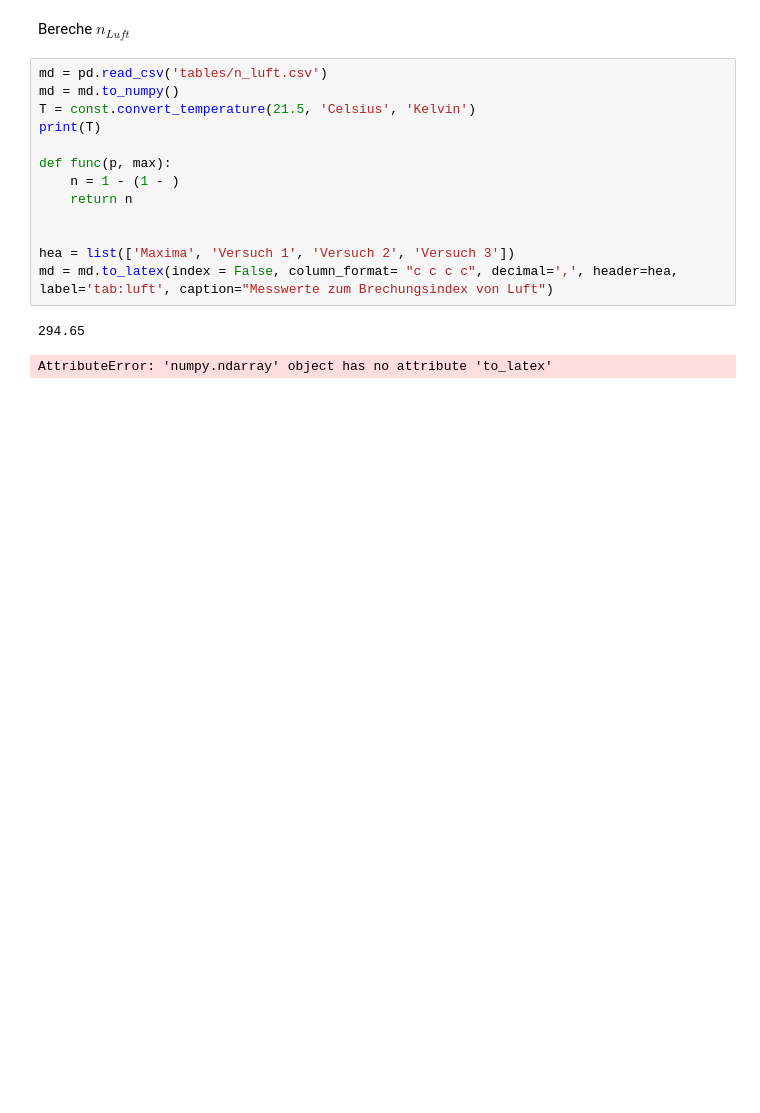
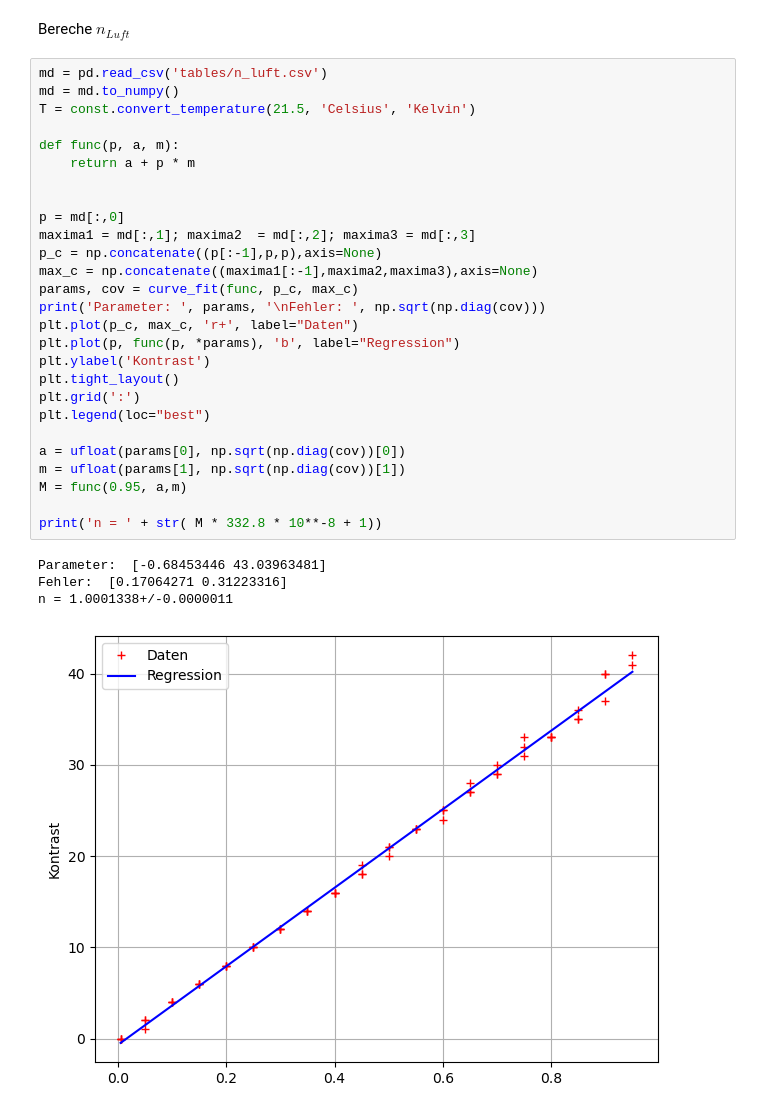
Before and after one commit to waerther/fortgeschrittenenpraktikum, a Jupyter notebook: v64/auswertung.ipynb, the cells around one changed output. Drawn from its saved outputs; the diff is of its cells as text; blank space fills up the shorter version.

```diff
--- a/v64/auswertung.ipynb
+++ b/v64/auswertung.ipynb
@@ -58,19 +57,35 @@ Maximum liegt bei K = 0.7955445415407814 bei einem Winkel von 47.69387755102041
 [figure]
 # %% [markdown]
 Bereche $n_{Luft}$
-# %%
-md = pd.read_csv('tables/n_luft.csv')
-md = md.to_numpy()
-T = const.convert_temperature(21.5, 'Celsius', 'Kelvin')
-print(T)
-
-def func(p, max):
-    n = 1 - (1 - )
-    return n
-
-
-hea = list(['Maxima', 'Versuch 1', 'Versuch 2', 'Versuch 3'])
-md = md.to_latex(index = False, column_format= "c c c c", decimal=',', header=hea, label='tab:luft', caption="Messwerte zum Brechungsindex von Luft")
-# %% [output]
-294.65
-AttributeError: 'numpy.ndarray' object has no attribute 'to_latex'
+# %%
+md = pd.read_csv('tables/n_luft.csv')
+md = md.to_numpy()
+T = const.convert_temperature(21.5, 'Celsius', 'Kelvin')
+
+def func(p, a, m):
+    return a + p * m
+
+
+p = md[:,0]
+maxima1 = md[:,1]; maxima2  = md[:,2]; maxima3 = md[:,3]
+p_c = np.concatenate((p[:-1],p,p),axis=None)
+max_c = np.concatenate((maxima1[:-1],maxima2,maxima3),axis=None)
+params, cov = curve_fit(func, p_c, max_c)
+print('Parameter: ', params, '\nFehler: ', np.sqrt(np.diag(cov)))
+plt.plot(p_c, max_c, 'r+', label="Daten")
+plt.plot(p, func(p, *params), 'b', label="Regression")
+plt.ylabel('Kontrast')
+plt.tight_layout()
+plt.grid(':')
+plt.legend(loc="best")
+
+a = ufloat(params[0], np.sqrt(np.diag(cov))[0])
+m = ufloat(params[1], np.sqrt(np.diag(cov))[1])
+M = func(0.95, a,m)
+
+print('n = ' + str( M * 332.8 * 10**-8 + 1))
+# %% [output]
+Parameter:  [-0.68453446 43.03963481]
+Fehler:  [0.17064271 0.31223316]
+n = 1.0001338+/-0.0000011
+[figure, added]
```
Also changed, not shown: parts of 1 cell of this notebook, 5 other files.
